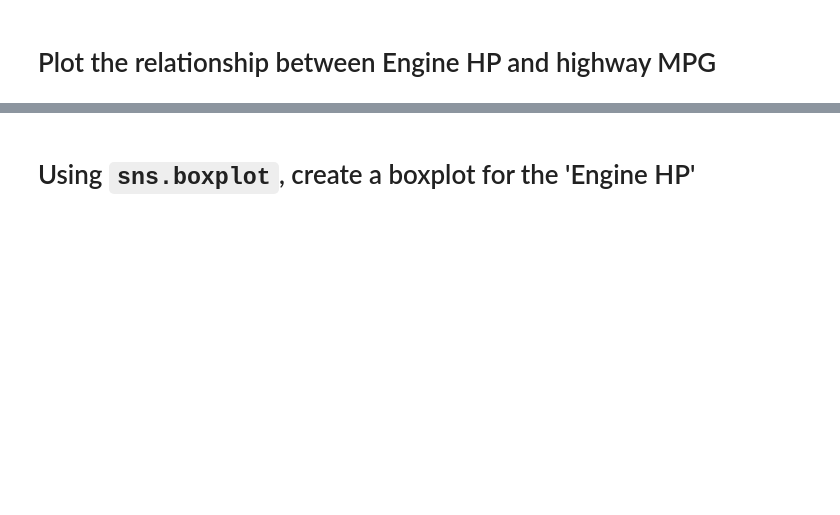
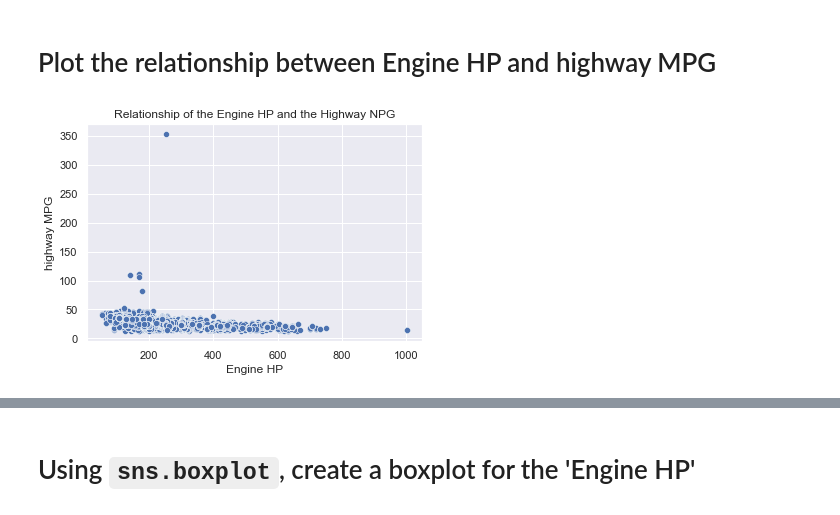
Before and after one commit to NeneWang/2022-fall-data-science, a Jupyter notebook: Week-02-EDA/Exercise-EDA.ipynb, the cells around one changed output, grey strips where cells are left out. Drawn from its saved outputs; the diff is of its cells as text; code cells hidden in the pictures; blank space fills up the shorter version.

```diff
--- a/Week-02-EDA/Exercise-EDA.ipynb
+++ b/Week-02-EDA/Exercise-EDA.ipynb
@@ -263,3 +307,10 @@ count_makes[:5].plot(kind='barh', figsize=(13,21))
 # Plot the relationship between Engine HP and highway MPG
 # %%
 # Plot the relationship between Engine HP and highway MPG
+
+
+
+ax = sns.scatterplot(data=df, x='Engine HP', y='highway MPG');
+ax.set_title("Relationship of the Engine HP and the Highway NPG");
+# %% [output]
+[figure, added]
```
Also changed, not shown: parts of 36 cells of this notebook, 1 other file.
